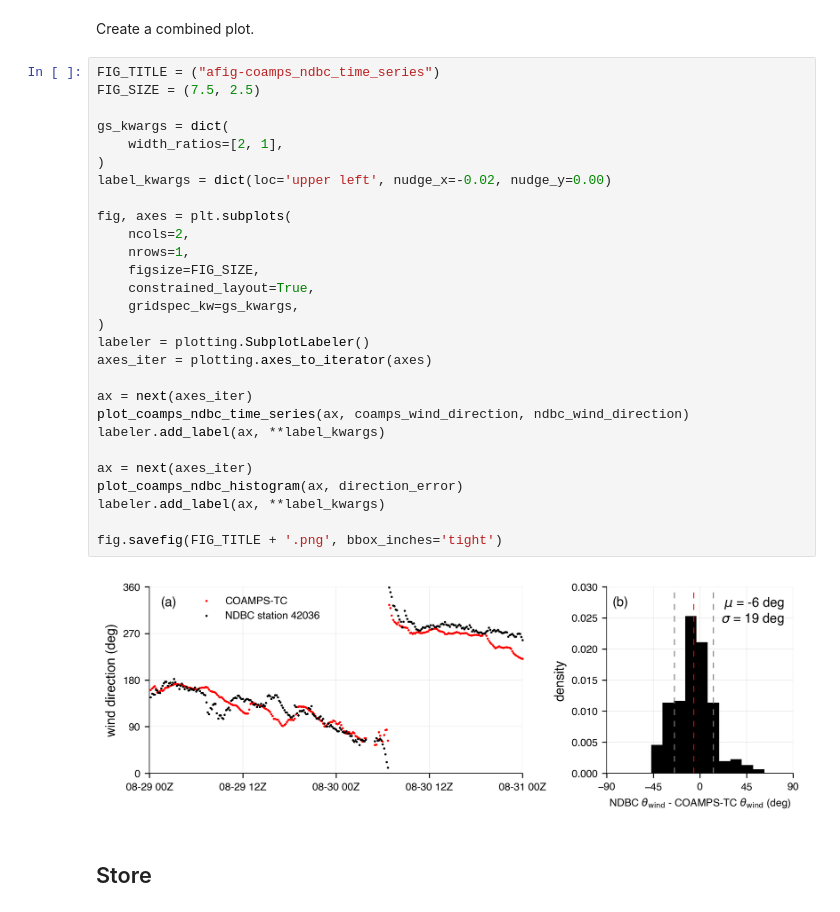
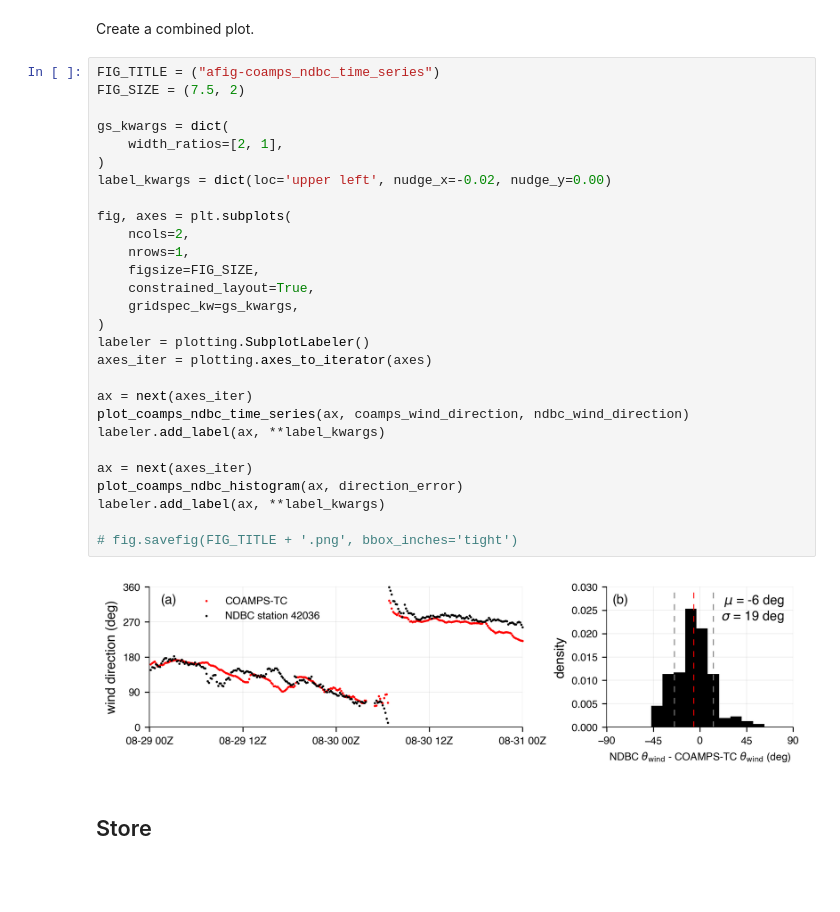
Before and after one commit to jacobrdavis/ocean-surface-wave-slopes-and-wind-wave-alignment, a Jupyter notebook: nb07-slope-alignment.ipynb, the cells around one changed output. Drawn from its saved outputs; the diff is of its cells as text; blank space fills up the shorter version.

Commit message:
Change NDBC comparison figure height

```diff
--- a/nb07-slope-alignment.ipynb
+++ b/nb07-slope-alignment.ipynb
@@ -1367,34 +1367,34 @@ plot_coamps_ndbc_histogram(ax, direction_error)
 Create a combined plot.
 # %%
 FIG_TITLE = ("afig-coamps_ndbc_time_series")
-FIG_SIZE = (7.5, 2.5)
+FIG_SIZE = (7.5, 2)
 
 gs_kwargs = dict(
     width_ratios=[2, 1],
 )
 label_kwargs = dict(loc='upper left', nudge_x=-0.02, nudge_y=0.00)
 
 fig, axes = plt.subplots(
     ncols=2,
     nrows=1,
     figsize=FIG_SIZE,
     constrained_layout=True,
     gridspec_kw=gs_kwargs,
 )
 labeler = plotting.SubplotLabeler()
 axes_iter = plotting.axes_to_iterator(axes)
 
 ax = next(axes_iter)
 plot_coamps_ndbc_time_series(ax, coamps_wind_direction, ndbc_wind_direction)
 labeler.add_label(ax, **label_kwargs)
 
 ax = next(axes_iter)
 plot_coamps_ndbc_histogram(ax, direction_error)
 labeler.add_label(ax, **label_kwargs)
 
-fig.savefig(FIG_TITLE + '.png', bbox_inches='tight')
+# fig.savefig(FIG_TITLE + '.png', bbox_inches='tight')
 # %% [output]
-[figure, old version]
+[figure, new version]
 # %% [markdown]
 ## Store
 # %% [markdown]
```
Also changed, not shown: parts of 1 cell of this notebook, 1 other file.
